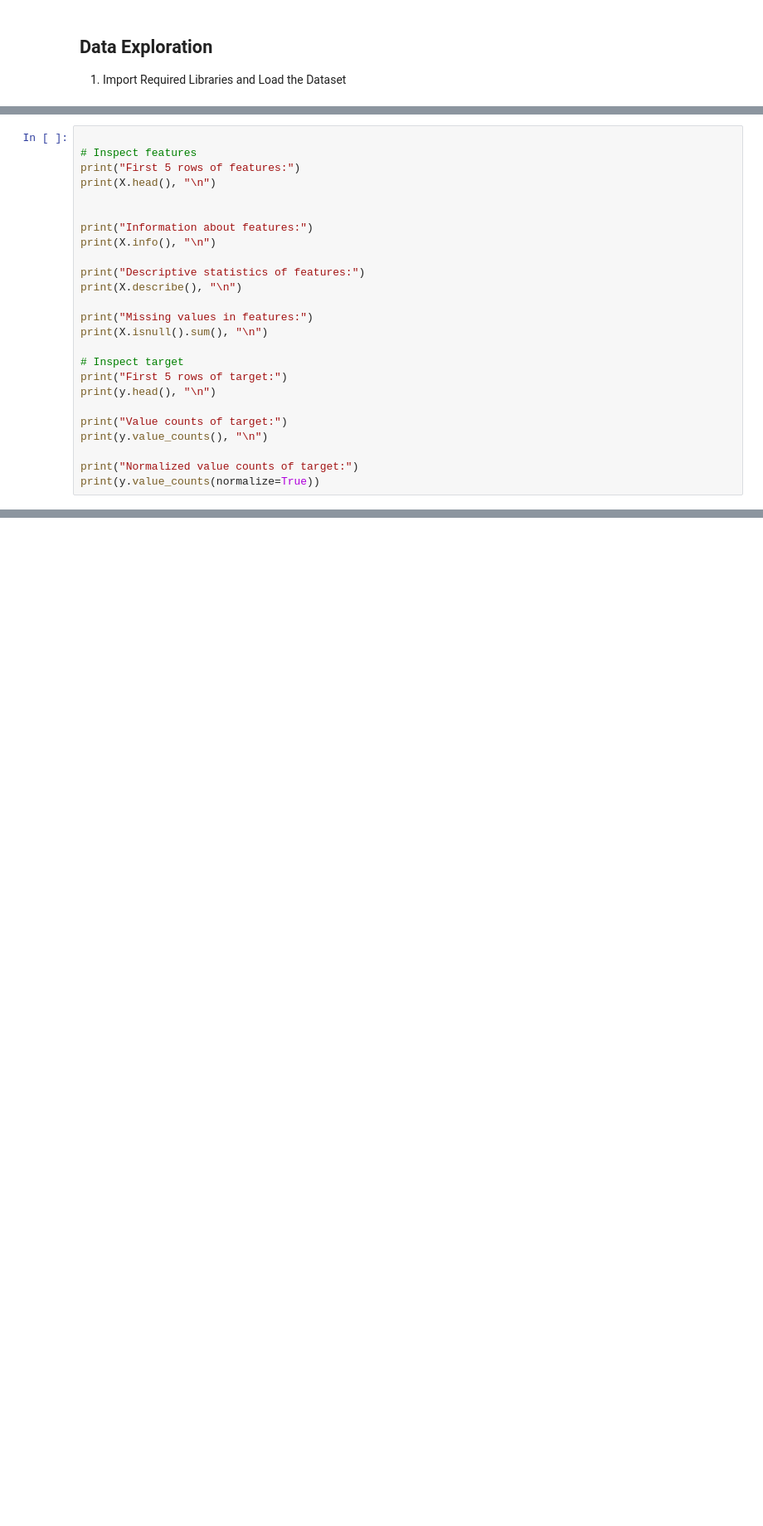
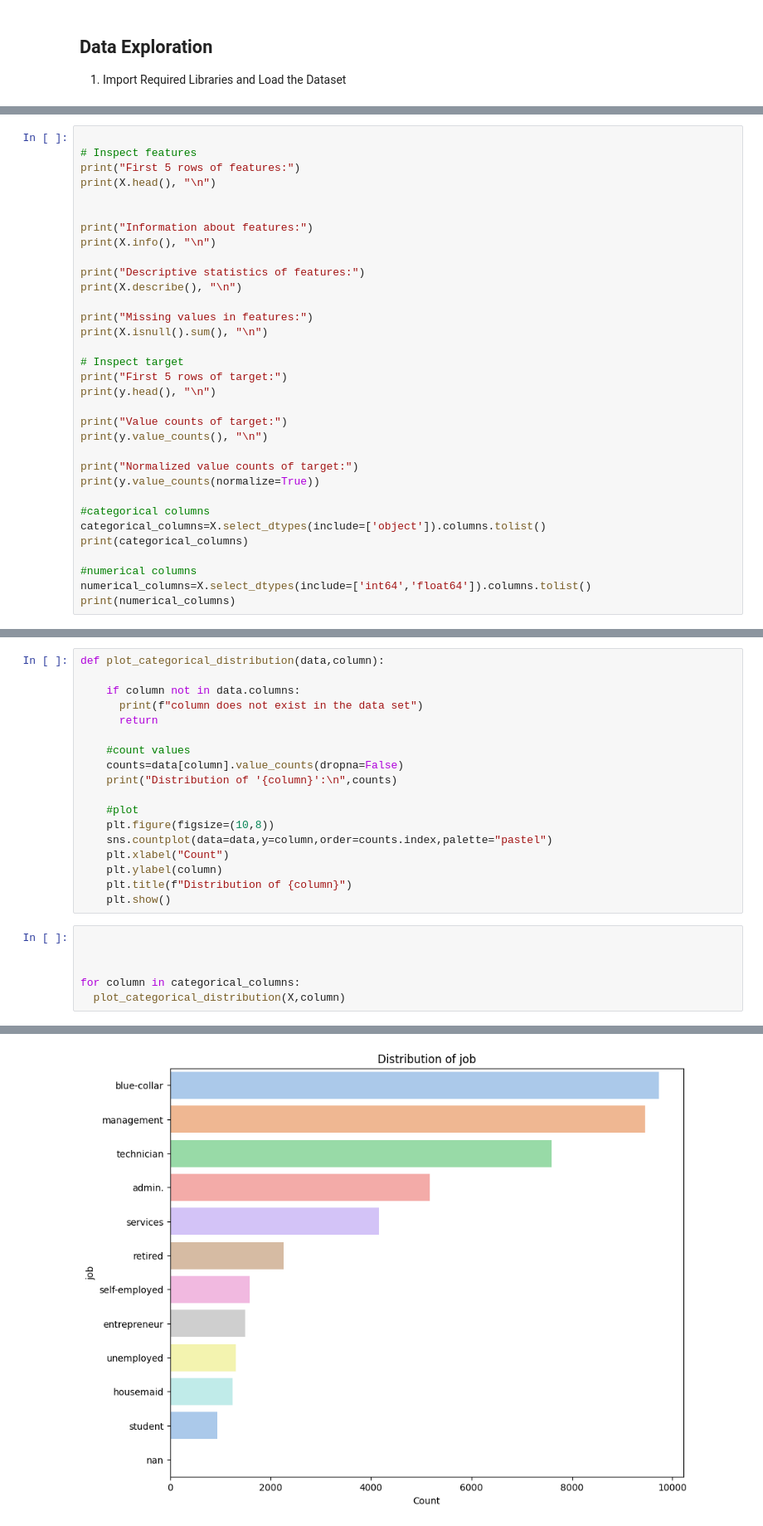
Before and after one commit to Sazul19/bank-marketing-prediction, a Jupyter notebook: data/data_exploration.ipynb, the cells around one changed output, grey strips where cells are left out. Shown at 83% size. Cells and saved outputs as stored; diff of their text form; blank space fills up the shorter version.

Commit message:
data_expolaratioon categorical

```diff
--- a/data/data_exploration.ipynb
+++ b/data/data_exploration.ipynb
@@ -50,3 +80,11 @@ print(y.value_counts(), "\n")
 
 print("Normalized value counts of target:")
 print(y.value_counts(normalize=True))
+
+#categorical columns
+categorical_columns=X.select_dtypes(include=['object']).columns.tolist()
+print(categorical_columns)
+
+#numerical columns
+numerical_columns=X.select_dtypes(include=['int64','float64']).columns.tolist()
+print(numerical_columns)
@@ -52,0 +146,25 @@ print(y.value_counts(normalize=True))
+# %%
+def plot_categorical_distribution(data,column):
+
+    if column not in data.columns:
+      print(f"column does not exist in the data set")
+      return
+
+    #count values
+    counts=data[column].value_counts(dropna=False)
+    print("Distribution of '{column}':\n",counts)
+
+    #plot
+    plt.figure(figsize=(10,8))
+    sns.countplot(data=data,y=column,order=counts.index,palette="pastel")
+    plt.xlabel("Count")
+    plt.ylabel(column)
+    plt.title(f"Distribution of {column}")
+    plt.show()
+# %%
+
+
+
+for column in categorical_columns:
+  plot_categorical_distribution(X,column)
+# %% [output]
@@ -52,0 +189 @@ print(y.value_counts(normalize=True))
+[figure, added]
```
Also changed, not shown: parts of 20 cells of this notebook.
